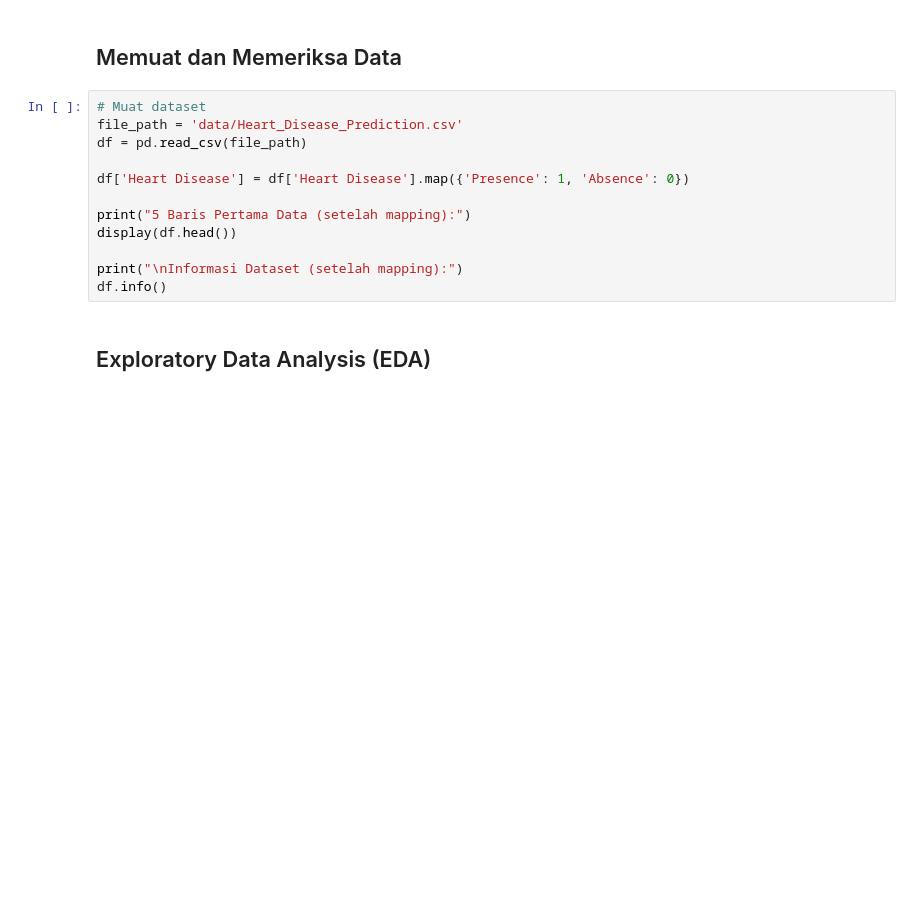
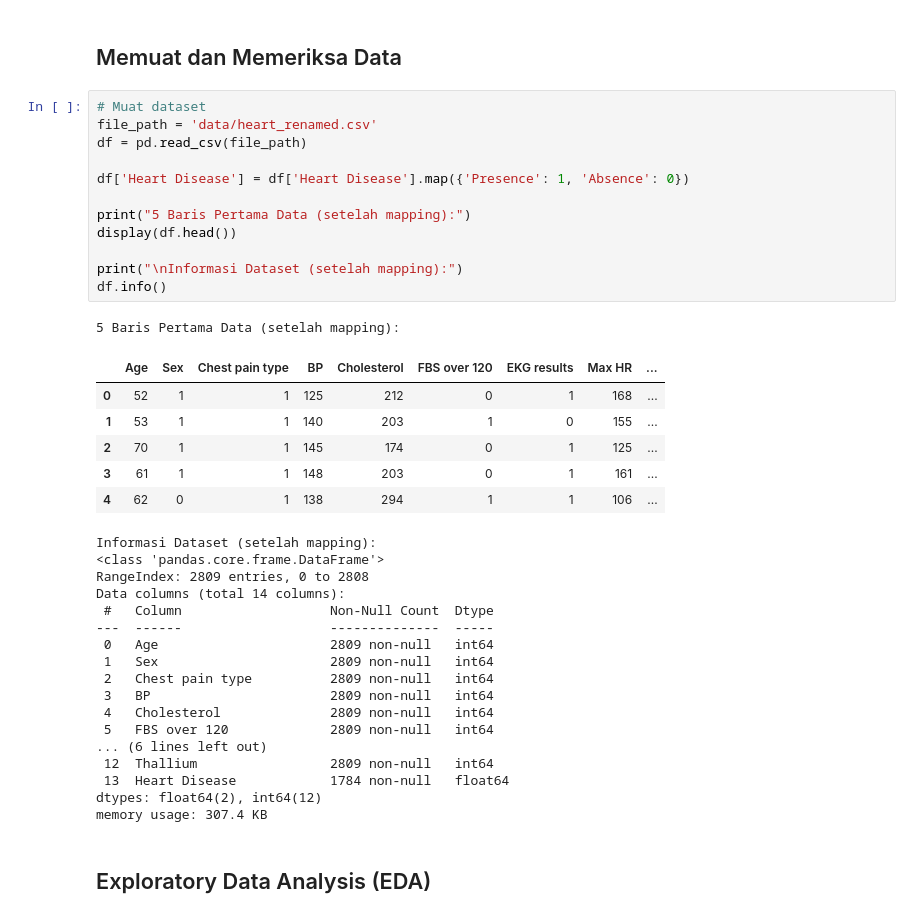
Before and after one commit to NalendraMarchelo/HeartDiseaseDetection, a Jupyter notebook: notebook.ipynb, the cells around one changed output. Saved outputs shown, nothing was run; the diff lists cells and outputs as text; blank space fills up the shorter version.

```diff
--- a/notebook.ipynb
+++ b/notebook.ipynb
@@ -22,16 +22,41 @@ sns.set_style('whitegrid')
 ## Memuat dan Memeriksa Data
 # %%
 # Muat dataset
-file_path = 'data/Heart_Disease_Prediction.csv'
+file_path = 'data/heart_renamed.csv'
 df = pd.read_csv(file_path)
 
 df['Heart Disease'] = df['Heart Disease'].map({'Presence': 1, 'Absence': 0})
 
 print("5 Baris Pertama Data (setelah mapping):")
 display(df.head())
 
 print("\nInformasi Dataset (setelah mapping):")
 df.info()
+# %% [output]
+5 Baris Pertama Data (setelah mapping):
+|  | Age | Sex | Chest pain type | BP | Cholesterol | FBS over 120 | EKG results | Max HR | ... |
+| 0 | 52 | 1 | 1 | 125 | 212 | 0 | 1 | 168 | ... |
+| 1 | 53 | 1 | 1 | 140 | 203 | 1 | 0 | 155 | ... |
+| 2 | 70 | 1 | 1 | 145 | 174 | 0 | 1 | 125 | ... |
+| 3 | 61 | 1 | 1 | 148 | 203 | 0 | 1 | 161 | ... |
+| 4 | 62 | 0 | 1 | 138 | 294 | 1 | 1 | 106 | ... |
+Informasi Dataset (setelah mapping):
+<class 'pandas.core.frame.DataFrame'>
+RangeIndex: 2809 entries, 0 to 2808
+Data columns (total 14 columns):
+ #   Column                   Non-Null Count  Dtype
+---  ------                   --------------  -----
+ 0   Age                      2809 non-null   int64
+ 1   Sex                      2809 non-null   int64
+ 2   Chest pain type          2809 non-null   int64
+ 3   BP                       2809 non-null   int64
+ 4   Cholesterol              2809 non-null   int64
+ 5   FBS over 120             2809 non-null   int64
+... (6 lines left out)
+ 12  Thallium                 2809 non-null   int64
+ 13  Heart Disease            1784 non-null   float64
+dtypes: float64(2), int64(12)
+memory usage: 307.4 KB
 # %% [markdown]
 ## Exploratory Data Analysis (EDA)
 # %%
```
Also changed, not shown: parts of 5 cells of this notebook, 2 other files.
